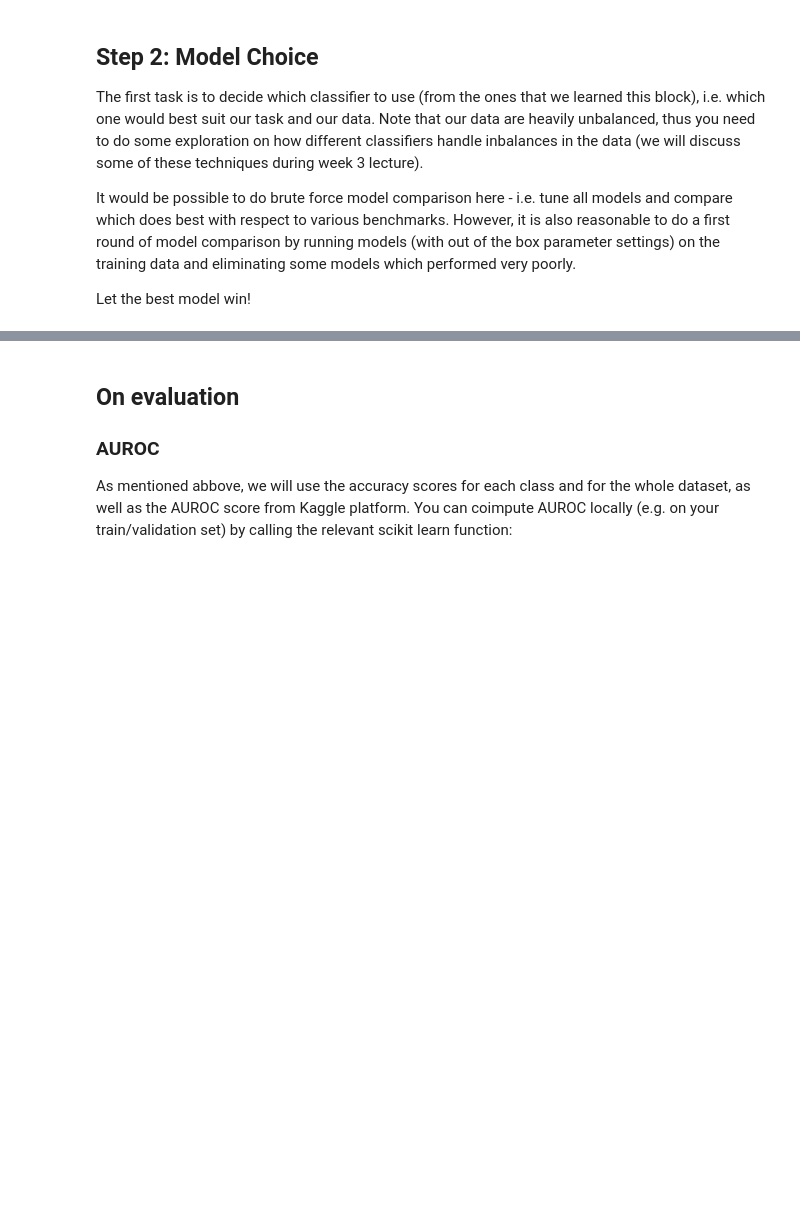
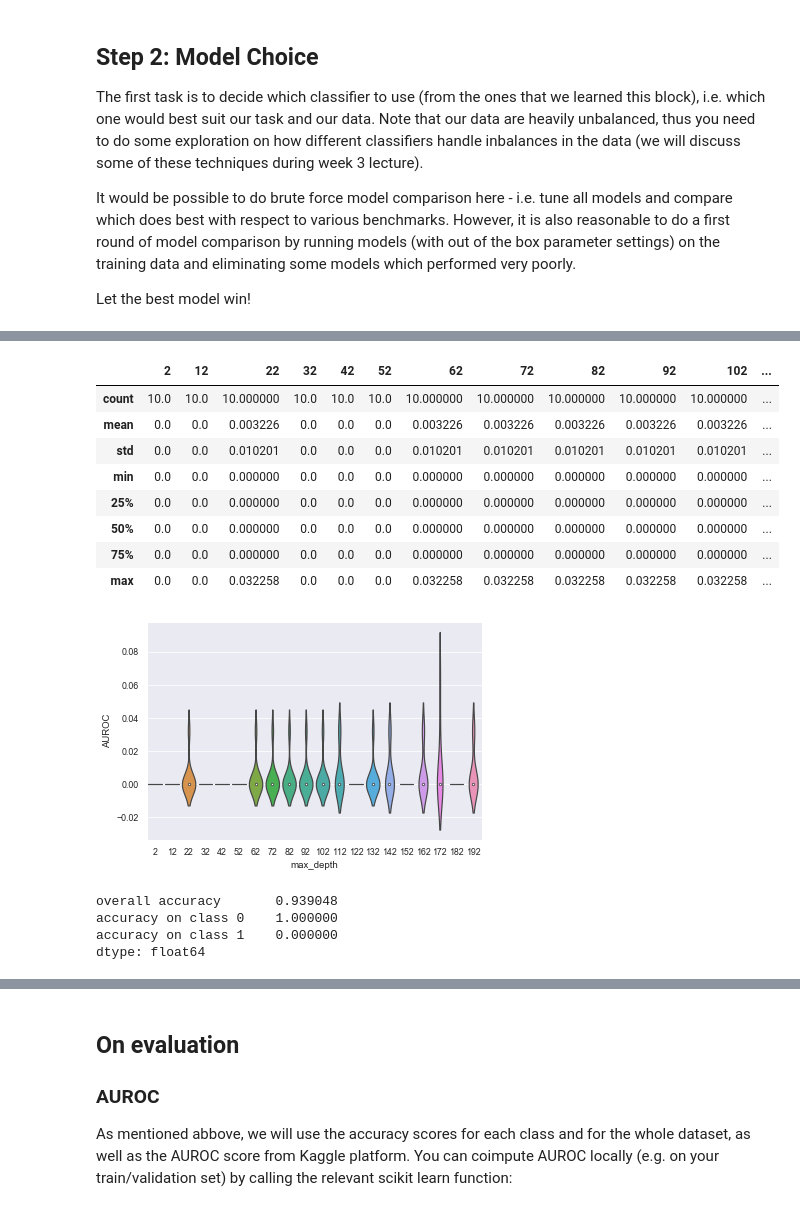
Before and after one commit to lucas-ubm/MaastrichtFlu, a Jupyter notebook: models.ipynb, the cells around one changed output, grey strips where cells are left out. Drawn from its saved outputs; the diff is of its cells as text; code cells hidden in the pictures; blank space fills up the shorter version.

```diff
--- a/models.ipynb
+++ b/models.ipynb
@@ -114,0 +176,34 @@ score = lambda model, x_test, y_test: pd.Series([model.score(x_test, y_test),
+# %%
+def random_forest(it, X_train, y_train):
+    df = pd.DataFrame()
+    models = {}
+    for i in it:
+        dt = RandomForestClassifier(max_depth=i)
+        dt.fit(X_train, y_train)
+        models[i] = dt
+        df[i] = cross_val_score(rf, num.drop('flu', axis=1), num['flu'], scoring='recall', cv=10)
+    return df,models
+# %%
+dt, models = random_forest(range(2,202,10), X_train, y_train)
+# %%
+ax = sns.violinplot(data = dt)
+ax.set(xlabel='max_depth', ylabel='AUROC')
+dt.describe()
+# %% [output]
+|  | 2 | 12 | 22 | 32 | 42 | 52 | 62 | 72 | 82 | 92 | 102 | ... |
+| count | 10.0 | 10.0 | 10.000000 | 10.0 | 10.0 | 10.0 | 10.000000 | 10.000000 | 10.000000 | 10.000000 | 10.000000 | ... |
+| mean | 0.0 | 0.0 | 0.003226 | 0.0 | 0.0 | 0.0 | 0.003226 | 0.003226 | 0.003226 | 0.003226 | 0.003226 | ... |
+| std | 0.0 | 0.0 | 0.010201 | 0.0 | 0.0 | 0.0 | 0.010201 | 0.010201 | 0.010201 | 0.010201 | 0.010201 | ... |
+| min | 0.0 | 0.0 | 0.000000 | 0.0 | 0.0 | 0.0 | 0.000000 | 0.000000 | 0.000000 | 0.000000 | 0.000000 | ... |
+| 25% | 0.0 | 0.0 | 0.000000 | 0.0 | 0.0 | 0.0 | 0.000000 | 0.000000 | 0.000000 | 0.000000 | 0.000000 | ... |
+| 50% | 0.0 | 0.0 | 0.000000 | 0.0 | 0.0 | 0.0 | 0.000000 | 0.000000 | 0.000000 | 0.000000 | 0.000000 | ... |
+| 75% | 0.0 | 0.0 | 0.000000 | 0.0 | 0.0 | 0.0 | 0.000000 | 0.000000 | 0.000000 | 0.000000 | 0.000000 | ... |
+| max | 0.0 | 0.0 | 0.032258 | 0.0 | 0.0 | 0.0 | 0.032258 | 0.032258 | 0.032258 | 0.032258 | 0.032258 | ... |
+[figure, added]
+# %%
+score(models[41], X_test, y_test)
+# %% [output]
+overall accuracy       0.939048
+accuracy on class 0    1.000000
+accuracy on class 1    0.000000
+dtype: float64
```
Also changed, not shown: parts of 15 cells of this notebook, 1 other file.
